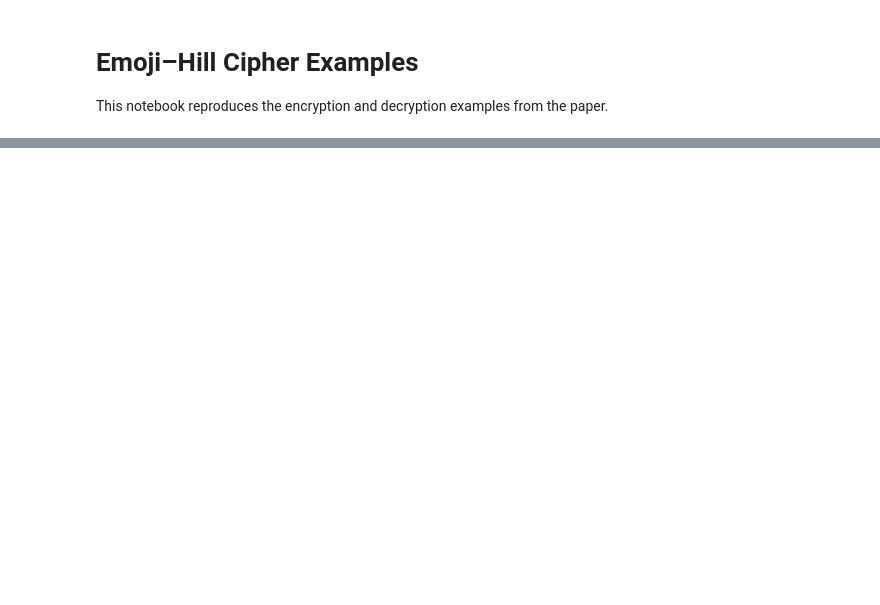
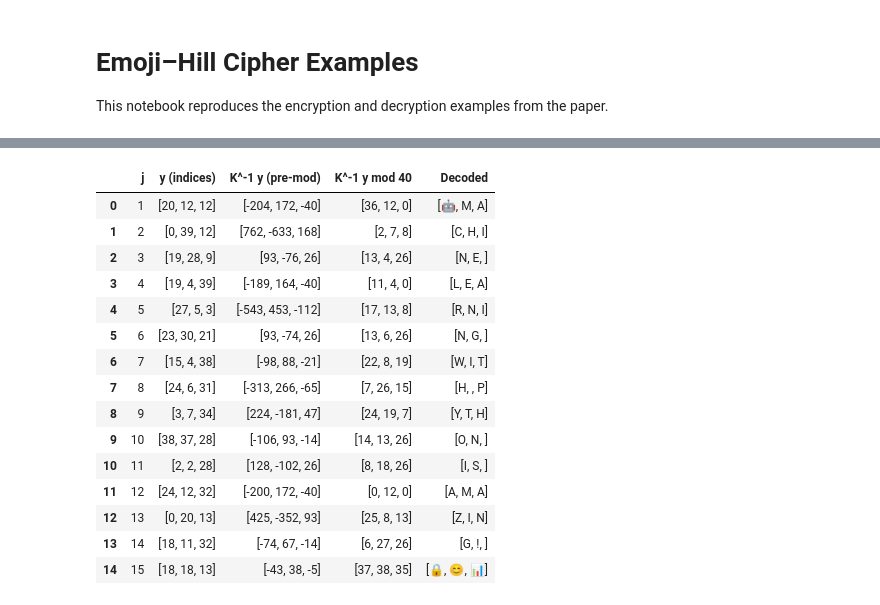
Before and after one commit to ardominguezm/emoji-hill-cipher-paper-, a Jupyter notebook: examples.ipynb, the cells around one changed output, grey strips where cells are left out. Cells and saved outputs as stored; diff of their text form; code cells hidden in the pictures; blank space fills up the shorter version.

```diff
--- a/examples.ipynb
+++ b/examples.ipynb
@@ -16,7 +18,7 @@ alphabet = [
     emoji.emojize(":rocket:"),
     emoji.emojize(":bar_chart:"),
     emoji.emojize(":robot:"),
-    emoji.emojize(":lock:"),
+    emoji.emojize(":locked:"),
     emoji.emojize(":smiling_face_with_smiling_eyes:"),
     emoji.emojize(":puzzle_piece:")             # PAD
 ]
@@ -27,3 +29,4 @@ phi_inv = {i: ch for i, ch in enumerate(alphabet)}
 
 print("Alphabet size:", N)
 print("Sample indices:", {ch: phi[ch] for ch in [emoji.emojize(':brain:'), 'A', 'X']})
+print("Emojis-Hill alphabet:", {ch: phi[ch] for ch in alphabet})
@@ -109 +123,98 @@ df_dec
+# %%
+
+import numpy as np
+import pandas as pd
+import emoji
+
+# --- auxiliar functions ---
+def encode_message(msg):
+    return [phi[ch] for ch in msg]
+
+def decode_message(indices):
+    return [phi_inv[i] for i in indices]
+
+def blockify(seq, r=3):
+    return [np.array(seq[i:i+r]) for i in range(0, len(seq), r)]
+
+# --- Alfabeth (N=40) ---
+alphabet = [
+    "A","B","C","D","E","F","G","H","I","J",
+    "K","L","M","N","O","P","Q","R","S","T",
+    "U","V","W","X","Y","Z"," ", "!", "0","1",
+    "2","3","4",
+    emoji.emojize(":brain:"),
+    emoji.emojize(":rocket:"),
+    emoji.emojize(":bar_chart:"),
+    emoji.emojize(":robot:"),
+    emoji.emojize(":locked:"),
+    emoji.emojize(":smiling_face_with_smiling_eyes:"),
+    emoji.emojize(":puzzle_piece:") # PAD
+]
+
+N = len(alphabet)
+phi = {ch: i for i, ch in enumerate(alphabet)}
+phi_inv = {i: ch for i, ch in enumerate(alphabet)}
+
+# --- # Key matrix and inverse (same as in the paper) ---
+K = np.array([[1,2,3],[0,1,4],[5,6,0]])
+K_inv = np.array([[-24,18,5],[20,-15,-4],[-5,4,1]])  # inverse
+K_inv_mod = K_inv % N                                # inverse modulo N
+
+# --- Ciphertext in blocks ---
+cipher_blocks = [
+    ["U","M","M"],                               # 1
+    ["A", emoji.emojize(":puzzle_piece:"),"M"],  # 2
+    ["T","0","J"],                               # 3
+    ["T","E",emoji.emojize(":puzzle_piece:")],   # 4
+    ["!","F","D"],                               # 5
+    ["X","2","V"],                               # 6
+    ["P","E",emoji.emojize(":smiling_face_with_smiling_eyes:")], # 7
+    ["Y","G","3"],                               # 8
+    ["D","H",emoji.emojize(":rocket:")],         # 9
+    [emoji.emojize(":smiling_face_with_smiling_eyes:"), emoji.emojize(":locked:"),"0"], # 10
+    ["C","C","0"],                               # 11
+    ["Y","M","4"],                               # 12
+    ["A","U","N"],                               # 13
+    ["S","L","4"],                               # 14
+    ["S","S","N"]                                # 15
+]
+
+# flatten
+cipher_example = [ch for block in cipher_blocks for ch in block]
+
+# Encode & blockify
+cipher_indices = encode_message(cipher_example)
+blocks_c = blockify(cipher_indices, r=3)
+
+# --- Decrypt block by block ---
+rows_dec = []
+for j, b in enumerate(blocks_c, 1):
+    y = b
+    x_raw = K_inv.dot(y)          # producto antes del mod
+    x_mod = (x_raw % N).tolist()  # N modulo reduction
+    decoded = decode_message(x_mod)
+    rows_dec.append([j, y.tolist(), x_raw.tolist(), x_mod, decoded])
+
+df_dec = pd.DataFrame(rows_dec, columns=["j","y (indices)","K^-1 y (pre-mod)","K^-1 y mod 40","Decoded"])
+
+# Mostrar resultados
+import IPython.display as disp
+disp.display(df_dec)
+# %% [output]
+|  | j | y (indices) | K^-1 y (pre-mod) | K^-1 y mod 40 | Decoded |
+| 0 | 1 | [20, 12, 12] | [-204, 172, -40] | [36, 12, 0] | [🤖, M, A] |
+| 1 | 2 | [0, 39, 12] | [762, -633, 168] | [2, 7, 8] | [C, H, I] |
+| 2 | 3 | [19, 28, 9] | [93, -76, 26] | [13, 4, 26] | [N, E, ] |
+| 3 | 4 | [19, 4, 39] | [-189, 164, -40] | [11, 4, 0] | [L, E, A] |
+| 4 | 5 | [27, 5, 3] | [-543, 453, -112] | [17, 13, 8] | [R, N, I] |
+| 5 | 6 | [23, 30, 21] | [93, -74, 26] | [13, 6, 26] | [N, G, ] |
+| 6 | 7 | [15, 4, 38] | [-98, 88, -21] | [22, 8, 19] | [W, I, T] |
+| 7 | 8 | [24, 6, 31] | [-313, 266, -65] | [7, 26, 15] | [H, , P] |
+| 8 | 9 | [3, 7, 34] | [224, -181, 47] | [24, 19, 7] | [Y, T, H] |
+| 9 | 10 | [38, 37, 28] | [-106, 93, -14] | [14, 13, 26] | [O, N, ] |
+| 10 | 11 | [2, 2, 28] | [128, -102, 26] | [8, 18, 26] | [I, S, ] |
+| 11 | 12 | [24, 12, 32] | [-200, 172, -40] | [0, 12, 0] | [A, M, A] |
+| 12 | 13 | [0, 20, 13] | [425, -352, 93] | [25, 8, 13] | [Z, I, N] |
+| 13 | 14 | [18, 11, 32] | [-74, 67, -14] | [6, 27, 26] | [G, !, ] |
+| 14 | 15 | [18, 18, 13] | [-43, 38, -5] | [37, 38, 35] | [🔒, 😊, 📊] |
 # %%
```
Also changed, not shown: parts of 9 cells of this notebook.
